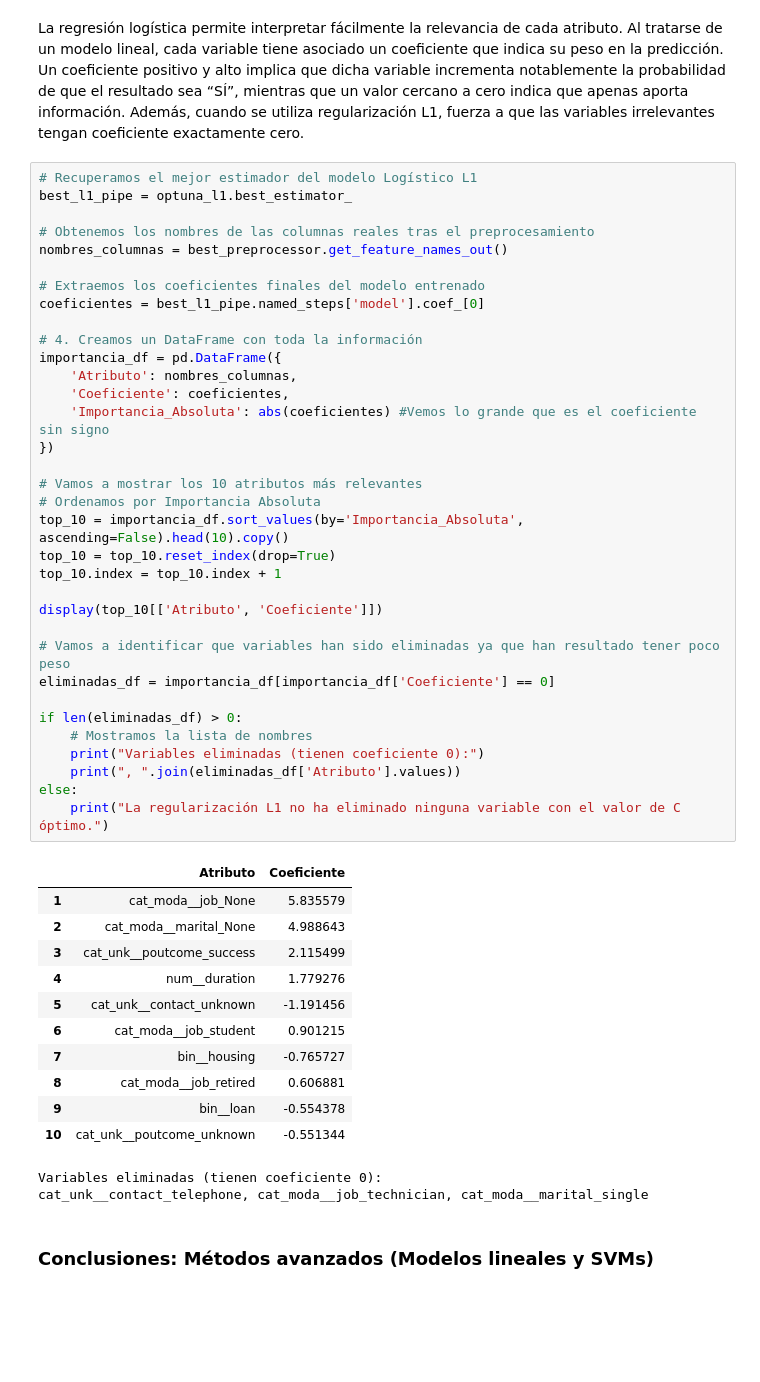
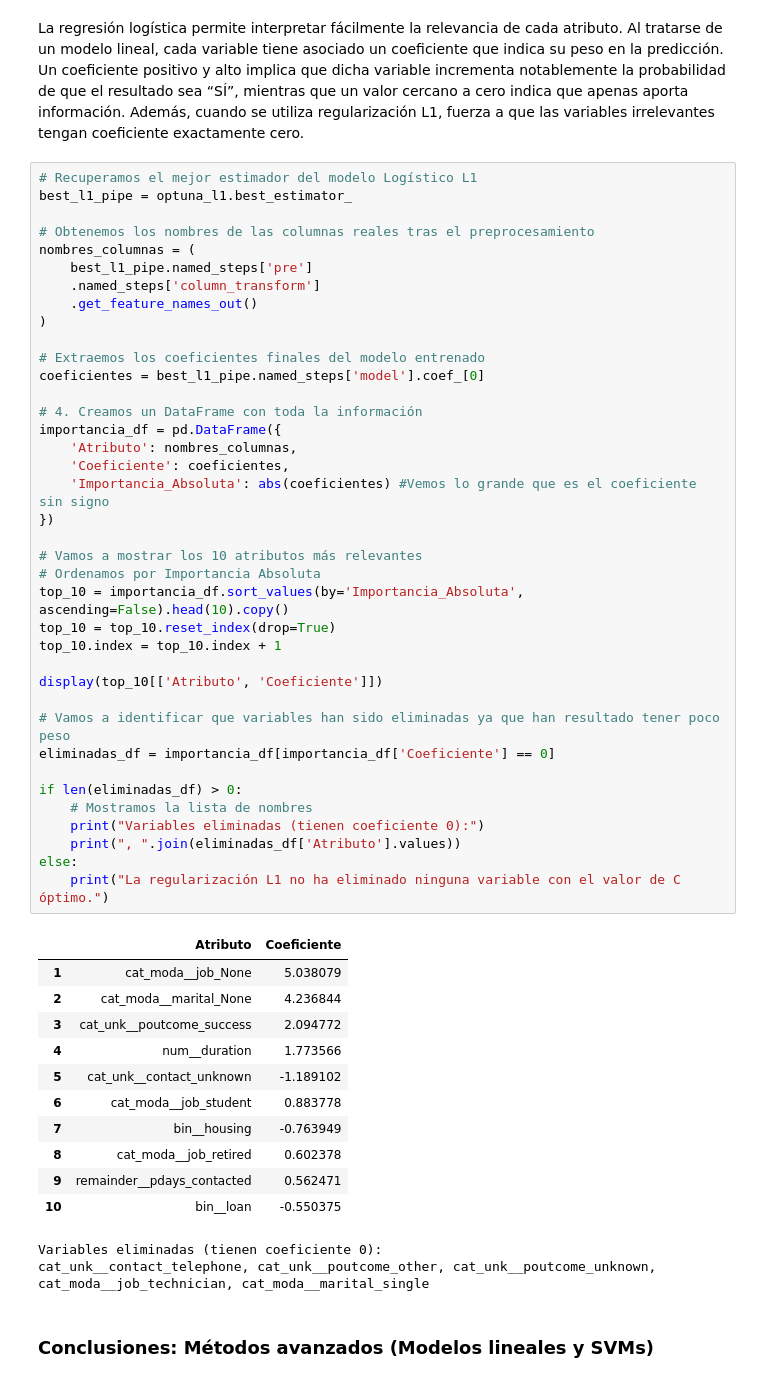
Before and after one commit to mmanchado6/P1_Machine_learning, a Jupyter notebook: Modelo.ipynb, the cells around one changed output. Saved outputs shown, nothing was run; the diff lists cells and outputs as text; blank space fills up the shorter version.

```diff
--- a/Modelo.ipynb
+++ b/Modelo.ipynb
@@ -826,49 +826,53 @@ La regresión logística permite interpretar fácilmente la relevancia de cada a
 best_l1_pipe = optuna_l1.best_estimator_
 
 # Obtenemos los nombres de las columnas reales tras el preprocesamiento
-nombres_columnas = best_preprocessor.get_feature_names_out()
+nombres_columnas = (
+    best_l1_pipe.named_steps['pre']
+    .named_steps['column_transform']
+    .get_feature_names_out()
+)
 
 # Extraemos los coeficientes finales del modelo entrenado
 coeficientes = best_l1_pipe.named_steps['model'].coef_[0]
 
 # 4. Creamos un DataFrame con toda la información
 importancia_df = pd.DataFrame({
     'Atributo': nombres_columnas,
     'Coeficiente': coeficientes,
     'Importancia_Absoluta': abs(coeficientes) #Vemos lo grande que es el coeficiente sin signo
 })
 
 # Vamos a mostrar los 10 atributos más relevantes
 # Ordenamos por Importancia Absoluta
 top_10 = importancia_df.sort_values(by='Importancia_Absoluta', ascending=False).head(10).copy()
 top_10 = top_10.reset_index(drop=True)
 top_10.index = top_10.index + 1
 
 display(top_10[['Atributo', 'Coeficiente']])
 
 # Vamos a identificar que variables han sido eliminadas ya que han resultado tener poco peso
 eliminadas_df = importancia_df[importancia_df['Coeficiente'] == 0]
 
 if len(eliminadas_df) > 0:
     # Mostramos la lista de nombres
     print("Variables eliminadas (tienen coeficiente 0):")
     print(", ".join(eliminadas_df['Atributo'].values))
 else:
     print("La regularización L1 no ha eliminado ninguna variable con el valor de C óptimo.")
 # %% [output]
 |  | Atributo | Coeficiente |
-| 1 | cat_moda__job_None | 5.835579 |
-| 2 | cat_moda__marital_None | 4.988643 |
-| 3 | cat_unk__poutcome_success | 2.115499 |
-| 4 | num__duration | 1.779276 |
-| 5 | cat_unk__contact_unknown | -1.191456 |
-| 6 | cat_moda__job_student | 0.901215 |
-| 7 | bin__housing | -0.765727 |
-| 8 | cat_moda__job_retired | 0.606881 |
-| 9 | bin__loan | -0.554378 |
-| 10 | cat_unk__poutcome_unknown | -0.551344 |
+| 1 | cat_moda__job_None | 5.038079 |
+| 2 | cat_moda__marital_None | 4.236844 |
+| 3 | cat_unk__poutcome_success | 2.094772 |
+| 4 | num__duration | 1.773566 |
+| 5 | cat_unk__contact_unknown | -1.189102 |
+| 6 | cat_moda__job_student | 0.883778 |
+| 7 | bin__housing | -0.763949 |
+| 8 | cat_moda__job_retired | 0.602378 |
+| 9 | remainder__pdays_contacted | 0.562471 |
+| 10 | bin__loan | -0.550375 |
 Variables eliminadas (tienen coeficiente 0):
-cat_unk__contact_telephone, cat_moda__job_technician, cat_moda__marital_single
+cat_unk__contact_telephone, cat_unk__poutcome_other, cat_unk__poutcome_unknown, cat_moda__job_technician, cat_moda__marital_single
 # %% [markdown]
 ### Conclusiones: Métodos avanzados (Modelos lineales y SVMs)
 # %% [markdown]
```
Also changed, not shown: parts of 16 cells of this notebook, 5 other files.
